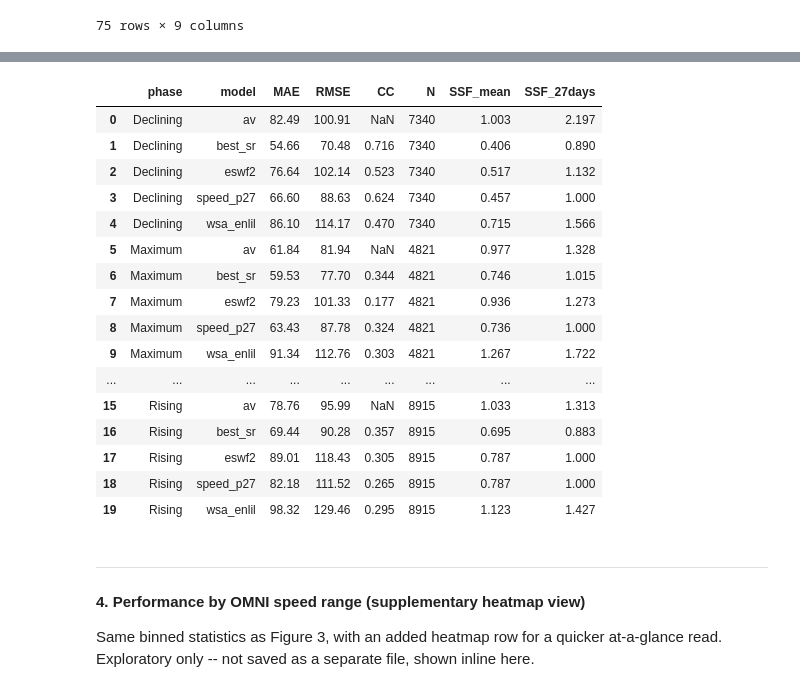
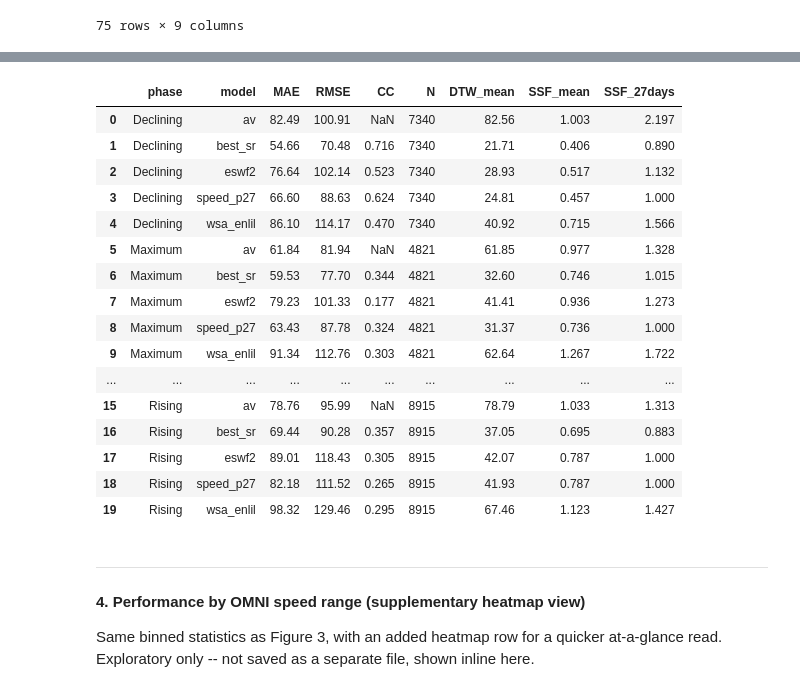
Before and after one commit to coffee77iruk/SR_SWspeed, a Jupyter notebook: notebooks/05_verify_performance.ipynb, the cells around one changed output, grey strips where cells are left out. Drawn from its saved outputs; the diff is of its cells as text; code cells hidden in the pictures.

```diff
--- a/notebooks/05_verify_performance.ipynb
+++ b/notebooks/05_verify_performance.ipynb
@@ -70,26 +70,26 @@ This table reports SSF_mean and SSF_27days (Sequence Similarity Factor, Samara e
 # %%
 phase_metrics_df = evaluate_metrics(
     df, group_by="phase", groups=SOLAR_CYCLE_PHASES, include_dtw=True, dtw_window=48,
 )
-phase_metrics_df[["phase", "model", "MAE", "RMSE", "CC", "N", "SSF_mean", "SSF_27days"]]
+phase_metrics_df[["phase", "model", "MAE", "RMSE", "CC", "N", "DTW_mean", "SSF_mean", "SSF_27days"]]
 # %% [output]
-|  | phase | model | MAE | RMSE | CC | N | SSF_mean | SSF_27days |
-| 0 | Declining | av | 82.49 | 100.91 | NaN | 7340 | 1.003 | 2.197 |
-| 1 | Declining | best_sr | 54.66 | 70.48 | 0.716 | 7340 | 0.406 | 0.890 |
-| 2 | Declining | eswf2 | 76.64 | 102.14 | 0.523 | 7340 | 0.517 | 1.132 |
-| 3 | Declining | speed_p27 | 66.60 | 88.63 | 0.624 | 7340 | 0.457 | 1.000 |
-| 4 | Declining | wsa_enlil | 86.10 | 114.17 | 0.470 | 7340 | 0.715 | 1.566 |
-| 5 | Maximum | av | 61.84 | 81.94 | NaN | 4821 | 0.977 | 1.328 |
-| 6 | Maximum | best_sr | 59.53 | 77.70 | 0.344 | 4821 | 0.746 | 1.015 |
-| 7 | Maximum | eswf2 | 79.23 | 101.33 | 0.177 | 4821 | 0.936 | 1.273 |
-| 8 | Maximum | speed_p27 | 63.43 | 87.78 | 0.324 | 4821 | 0.736 | 1.000 |
-| 9 | Maximum | wsa_enlil | 91.34 | 112.76 | 0.303 | 4821 | 1.267 | 1.722 |
-| ... | ... | ... | ... | ... | ... | ... | ... | ... |
-| 15 | Rising | av | 78.76 | 95.99 | NaN | 8915 | 1.033 | 1.313 |
-| 16 | Rising | best_sr | 69.44 | 90.28 | 0.357 | 8915 | 0.695 | 0.883 |
-| 17 | Rising | eswf2 | 89.01 | 118.43 | 0.305 | 8915 | 0.787 | 1.000 |
-| 18 | Rising | speed_p27 | 82.18 | 111.52 | 0.265 | 8915 | 0.787 | 1.000 |
-| 19 | Rising | wsa_enlil | 98.32 | 129.46 | 0.295 | 8915 | 1.123 | 1.427 |
+|  | phase | model | MAE | RMSE | CC | N | DTW_mean | SSF_mean | SSF_27days |
+| 0 | Declining | av | 82.49 | 100.91 | NaN | 7340 | 82.56 | 1.003 | 2.197 |
+| 1 | Declining | best_sr | 54.66 | 70.48 | 0.716 | 7340 | 21.71 | 0.406 | 0.890 |
+| 2 | Declining | eswf2 | 76.64 | 102.14 | 0.523 | 7340 | 28.93 | 0.517 | 1.132 |
+| 3 | Declining | speed_p27 | 66.60 | 88.63 | 0.624 | 7340 | 24.81 | 0.457 | 1.000 |
+| 4 | Declining | wsa_enlil | 86.10 | 114.17 | 0.470 | 7340 | 40.92 | 0.715 | 1.566 |
+| 5 | Maximum | av | 61.84 | 81.94 | NaN | 4821 | 61.85 | 0.977 | 1.328 |
+| 6 | Maximum | best_sr | 59.53 | 77.70 | 0.344 | 4821 | 32.60 | 0.746 | 1.015 |
+| 7 | Maximum | eswf2 | 79.23 | 101.33 | 0.177 | 4821 | 41.41 | 0.936 | 1.273 |
+| 8 | Maximum | speed_p27 | 63.43 | 87.78 | 0.324 | 4821 | 31.37 | 0.736 | 1.000 |
+| 9 | Maximum | wsa_enlil | 91.34 | 112.76 | 0.303 | 4821 | 62.64 | 1.267 | 1.722 |
+| ... | ... | ... | ... | ... | ... | ... | ... | ... | ... |
+| 15 | Rising | av | 78.76 | 95.99 | NaN | 8915 | 78.79 | 1.033 | 1.313 |
+| 16 | Rising | best_sr | 69.44 | 90.28 | 0.357 | 8915 | 37.05 | 0.695 | 0.883 |
+| 17 | Rising | eswf2 | 89.01 | 118.43 | 0.305 | 8915 | 42.07 | 0.787 | 1.000 |
+| 18 | Rising | speed_p27 | 82.18 | 111.52 | 0.265 | 8915 | 41.93 | 0.787 | 1.000 |
+| 19 | Rising | wsa_enlil | 98.32 | 129.46 | 0.295 | 8915 | 67.46 | 1.123 | 1.427 |
 # %% [markdown]
 ---
 
```
Also changed, not shown: parts of 1 cell of this notebook.
